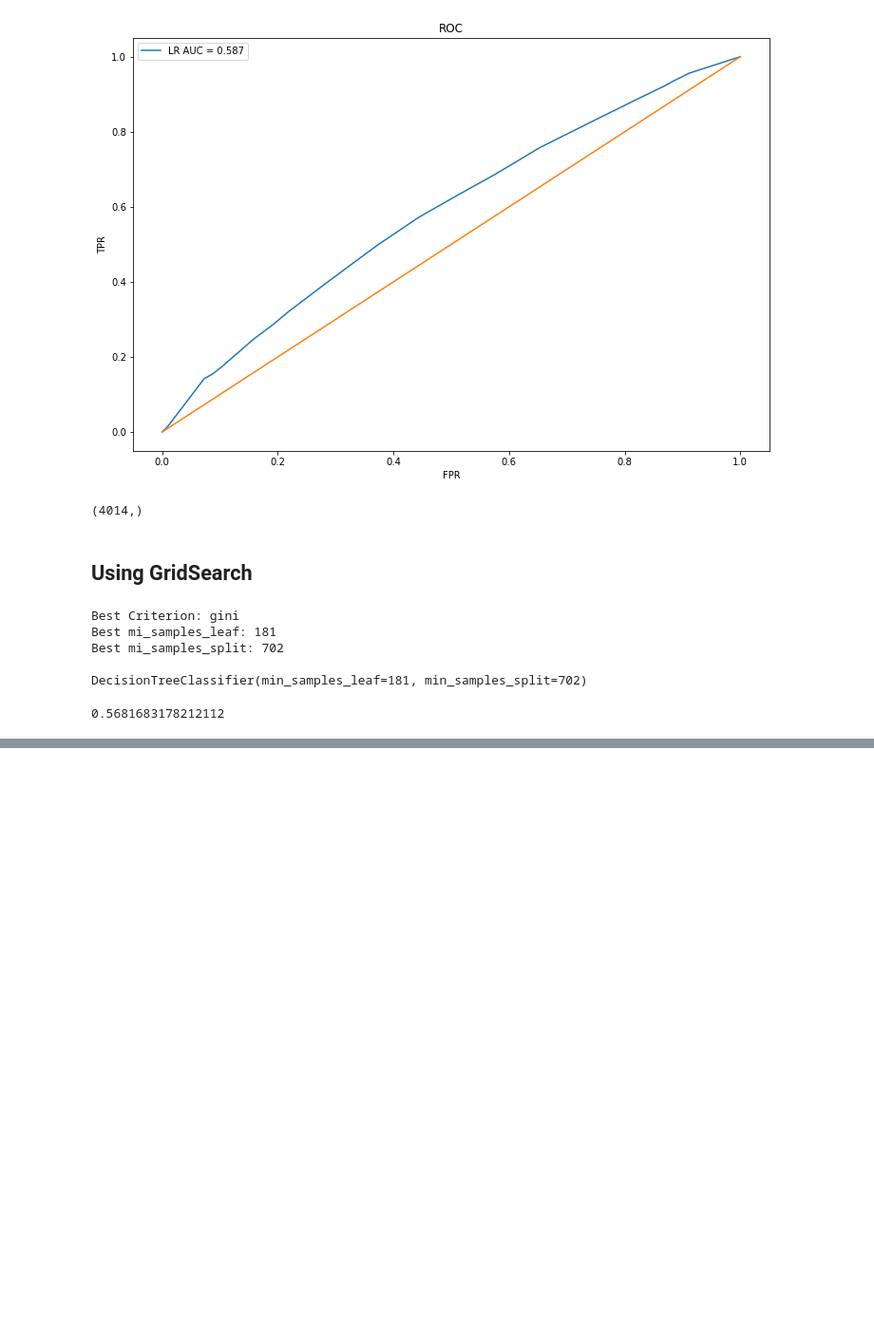
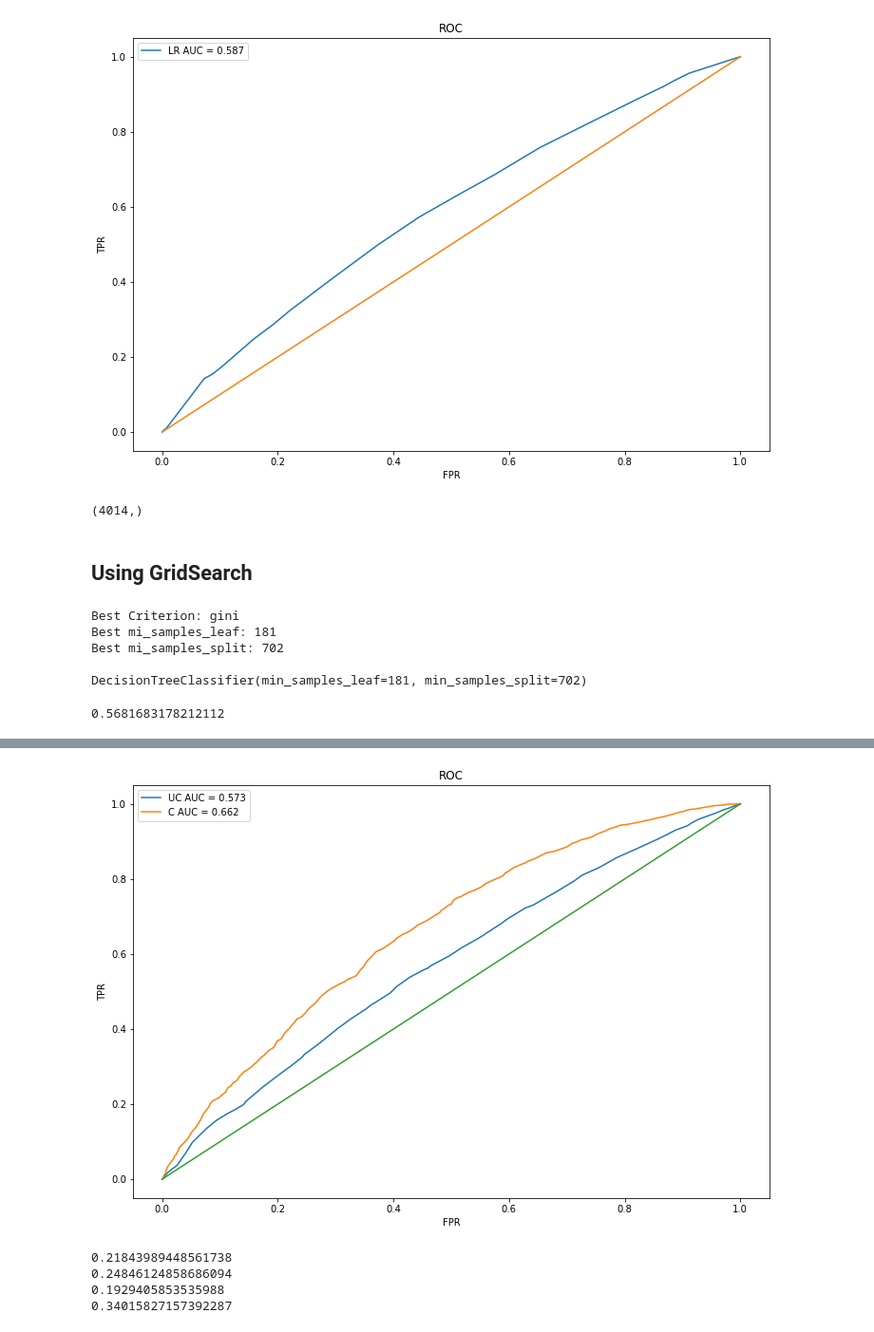
Before and after one commit to audreychu/Airbnb_Optimization, a Jupyter notebook: Decision Tree Tuning.ipynb, the cells around one changed output, grey strips where cells are left out. Shown: that part at 95% size. Drawn from its saved outputs; the diff is of its cells as text; code cells hidden in the pictures; blank space fills up the shorter version.

```diff
--- a/Decision Tree Tuning.ipynb
+++ b/Decision Tree Tuning.ipynb
@@ -273,0 +584,56 @@ plt.show()
+# %%
+#Take the full dataset and split into train and test:
+
+from sklearn.model_selection import train_test_split
+
+X = df_all_features.drop(columns=['Label'])
+Y = df_all_features['Label']
+
+X_train, X_test, Y_train, Y_test = train_test_split(X, Y, train_size=.80)
+# %%
+#Train the location model and the property model on the Train dataset using best model parameters
+
+uncontrollable_columns = UC_Sampled.drop(columns='Label').columns
+dt_uncontrollable = DecisionTreeClassifier(criterion = 'gini', min_samples_leaf=180, min_samples_split=1050)
+fit = dt_uncontrollable.fit(X_train[uncontrollable_columns], Y_train)
+
+controllable_columns = df_controllable_sampled.drop(columns='Label').columns
+dt_controllable = DecisionTreeClassifier(criterion = 'gini', min_samples_leaf=40, min_samples_split=350)
+fit = dt_controllable.fit(X_train[controllable_columns], Y_train)
+# %%
+#Plot ROC curves of the two models
+
+import matplotlib.pyplot as plt
+%matplotlib inline
+from sklearn import linear_model, svm, metrics
+
+predictions_dt_uc = dt_uncontrollable.predict_proba(X_test[uncontrollable_columns])[:,1]
+predictions_dt_c = dt_controllable.predict_proba(X_test[controllable_columns])[:,1]
+
+
+plt.figure(figsize=(12,8))
+
+#Plot LR ROC/AUC
+fpr, tpr, thresholds = metrics.roc_curve(Y_test, predictions_dt_uc)
+auc = metrics.auc(fpr,tpr)
+label = "UC AUC = %.3f"%auc
+plt.plot(fpr,tpr,label = label)
+
+#Plot LR ROC/AUC
+fpr, tpr, thresholds = metrics.roc_curve(Y_test, predictions_dt_c)
+auc = metrics.auc(fpr,tpr)
+label = "C AUC = %.3f"%auc
+plt.plot(fpr,tpr,label = label)
+
+
+#Plot 45 degree line
+plt.plot([0,1],[0,1])
+
+plt.title('ROC')
+plt.xlabel('FPR')
+plt.ylabel('TPR')
+plt.legend()
+
+plt.show()
+# %% [output]
+[figure, added]
@@ -273,0 +653,10 @@ plt.show()
+# %%
+print(len(high_loc_high_prop)/len(df_test_with_predictions))
+print(len(low_loc_high_pop)/len(df_test_with_predictions))
+print(len(high_loc_low_prop)/len(df_test_with_predictions))
+print(len(low_loc_low_pop)/len(df_test_with_predictions))
+# %% [output]
+0.21843989448561738
+0.24846124858686094
+0.1929405853535988
+0.34015827157392287
```
Also changed, not shown: parts of 49 cells of this notebook.
